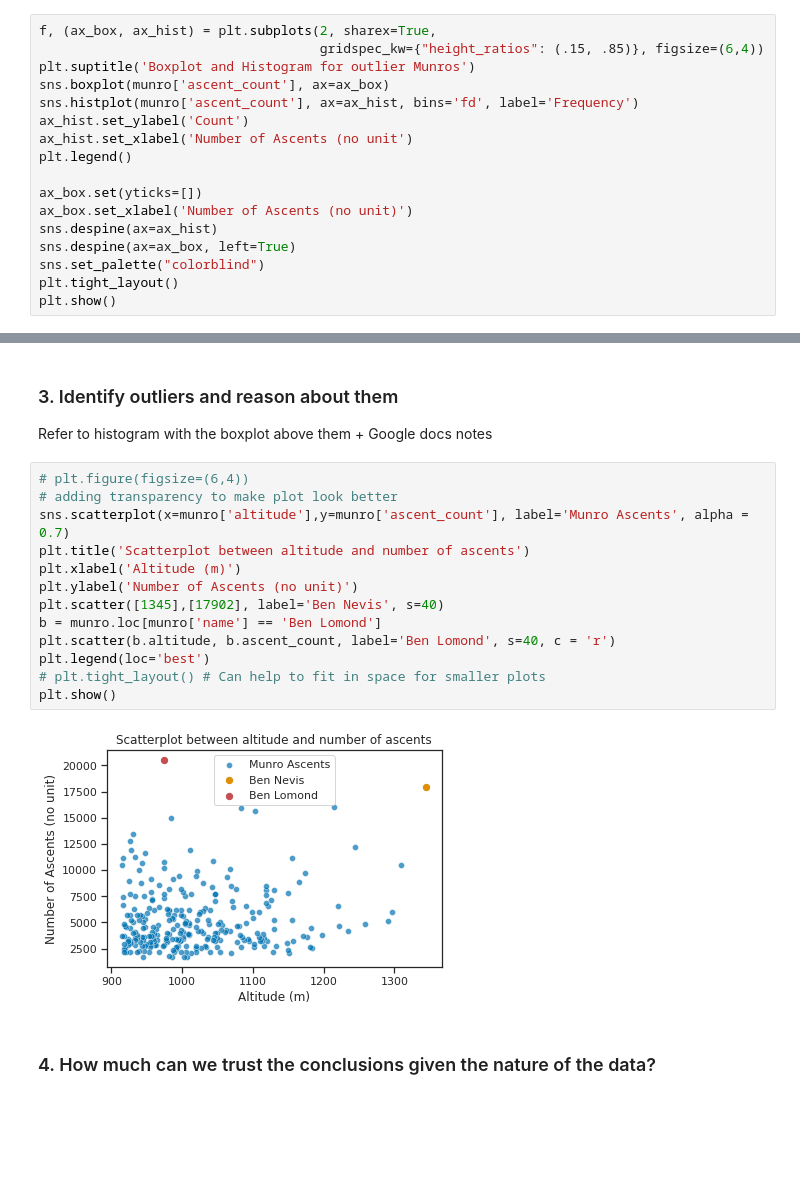
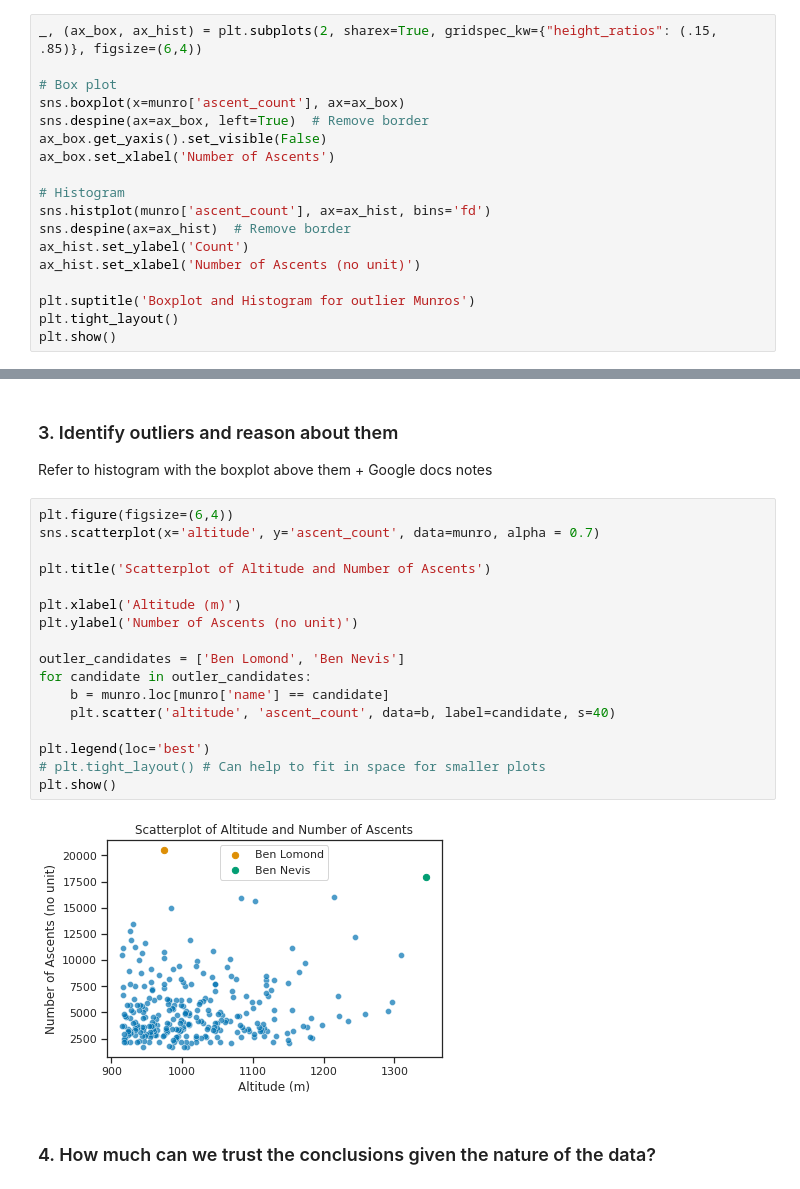
Before and after one commit to filipbalucha/FDS_final_project, a Jupyter notebook: PCA.ipynb, the cells around one changed output, grey strips where cells are left out. Cells and saved outputs as stored; diff of their text form; blank space fills up the shorter version.

```diff
--- a/PCA.ipynb
+++ b/PCA.ipynb
@@ -48,20 +48,21 @@ plt.show()
 <Figure size 432x288 with 0 Axes>
 [figure]
 # %%
-f, (ax_box, ax_hist) = plt.subplots(2, sharex=True,
-                                    gridspec_kw={"height_ratios": (.15, .85)}, figsize=(6,4))
+_, (ax_box, ax_hist) = plt.subplots(2, sharex=True, gridspec_kw={"height_ratios": (.15, .85)}, figsize=(6,4))
+
+# Box plot
+sns.boxplot(x=munro['ascent_count'], ax=ax_box)
+sns.despine(ax=ax_box, left=True)  # Remove border
+ax_box.get_yaxis().set_visible(False)
+ax_box.set_xlabel('Number of Ascents')
+
+# Histogram
+sns.histplot(munro['ascent_count'], ax=ax_hist, bins='fd')
+sns.despine(ax=ax_hist)  # Remove border
+ax_hist.set_ylabel('Count')
+ax_hist.set_xlabel('Number of Ascents (no unit)')
+
 plt.suptitle('Boxplot and Histogram for outlier Munros')
-sns.boxplot(munro['ascent_count'], ax=ax_box)
-sns.histplot(munro['ascent_count'], ax=ax_hist, bins='fd', label='Frequency')
-ax_hist.set_ylabel('Count')
-ax_hist.set_xlabel('Number of Ascents (no unit')
-plt.legend()
-
-ax_box.set(yticks=[])
-ax_box.set_xlabel('Number of Ascents (no unit)')
-sns.despine(ax=ax_hist)
-sns.despine(ax=ax_box, left=True)
-sns.set_palette("colorblind")
 plt.tight_layout()
 plt.show()
 # %% [output]
@@ -182,20 +298,24 @@ plt.show()
 ### 3. Identify outliers and reason about them
 Refer to histogram with the boxplot above them + Google docs notes
 # %%
-# plt.figure(figsize=(6,4))
-# adding transparency to make plot look better
-sns.scatterplot(x=munro['altitude'],y=munro['ascent_count'], label='Munro Ascents', alpha = 0.7)
-plt.title('Scatterplot between altitude and number of ascents')
+plt.figure(figsize=(6,4))
+sns.scatterplot(x='altitude', y='ascent_count', data=munro, alpha = 0.7)
+
+plt.title('Scatterplot of Altitude and Number of Ascents')
+
 plt.xlabel('Altitude (m)')
 plt.ylabel('Number of Ascents (no unit)')
-plt.scatter([1345],[17902], label='Ben Nevis', s=40)
-b = munro.loc[munro['name'] == 'Ben Lomond']
-plt.scatter(b.altitude, b.ascent_count, label='Ben Lomond', s=40, c = 'r')
+
+outler_candidates = ['Ben Lomond', 'Ben Nevis']
+for candidate in outler_candidates:
+    b = munro.loc[munro['name'] == candidate]
+    plt.scatter('altitude', 'ascent_count', data=b, label=candidate, s=40)
+
 plt.legend(loc='best')
 # plt.tight_layout() # Can help to fit in space for smaller plots
 plt.show()
 # %% [output]
-[figure, old version]
+[figure, new version]
 # %% [markdown]
 ### 4. How much can we trust the conclusions given the nature of the data?
 # %% [markdown]
```
Also changed, not shown: parts of 31 cells of this notebook.
